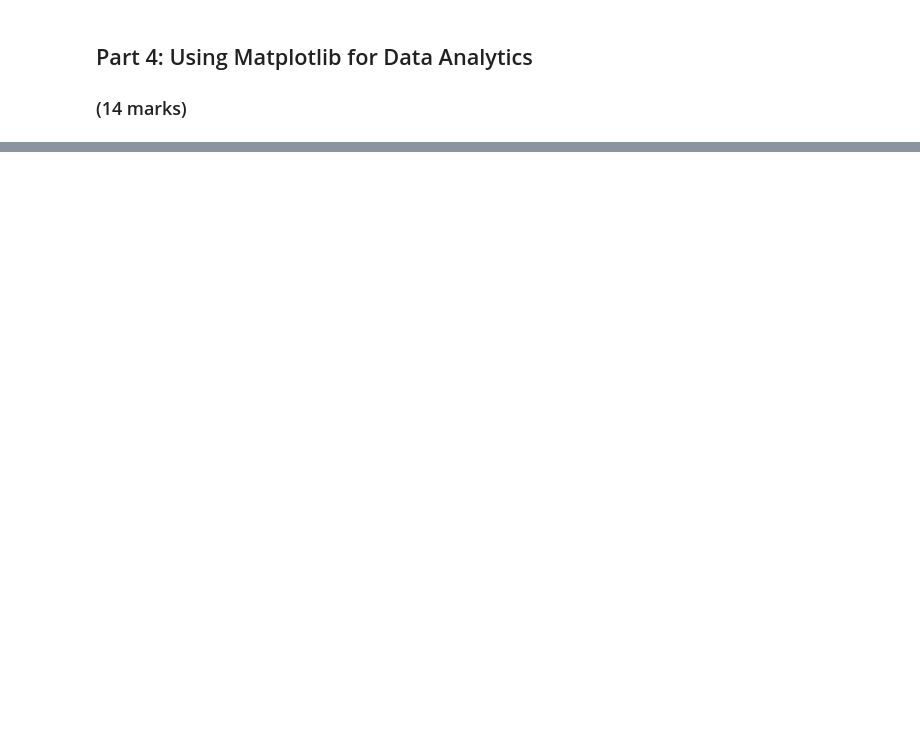
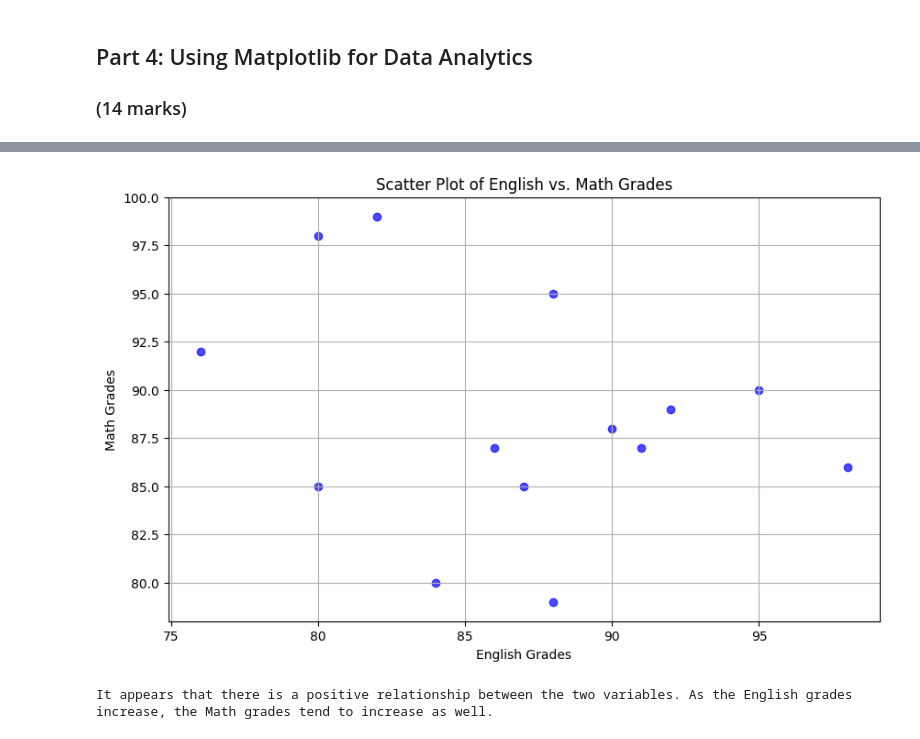
Before and after one commit to AkinsegunAdemiluwa/engg680_2024_fall, a Jupyter notebook: Lab_Assignment1/StudentGradeManagementSystem.ipynb, the cells around one changed output, grey strips where cells are left out. Cells and saved outputs as stored; diff of their text form; code cells hidden in the pictures; blank space fills up the shorter version.

```diff
--- a/Lab_Assignment1/StudentGradeManagementSystem.ipynb
+++ b/Lab_Assignment1/StudentGradeManagementSystem.ipynb
@@ -409,23 +473,34 @@ plt.show()
 # %%
 # Let's also use matplotlib to display a scatter plot of English vs. Math grades
 # Scatter plots are useful for seeing the relationship between two variables
 plt.figure(figsize=(10, 6))
 
 # Step 1: Use .scatter(x_data, y_data) to create a scatter plot using the English grades on the x-axis, and Math grades on the y-axis
 # (2 mark)
 #
+plt.scatter(df_studentGrades['englishGrade'], df_studentGrades['mathGrade'], color='blue', alpha=0.7)
 
 # Step 1: Properly label the x and y axes as well as the title of your plot.
 # (3 marks)
 #
+plt.xlabel('English Grades')  # X-axis label
+plt.ylabel('Math Grades')  # Y-axis label
+plt.title('Scatter Plot of English vs. Math Grades')  # Title
+
 plt.grid(True)
 
 # Step 2: Output an image file for the scatter plot with a descriptive file name
 # (1 mark)
 #
+plt.savefig('Scattered PLot of English and Math Grades.png', dpi=300)
 
 plt.show()
+# %% [output]
+[figure, added]
 # %%
 # From the scatter plot, is there a relationship between the Math and English grades?
 # (1 mark)
 #
+print("It appears that there is a positive relationship between the two variables. As the English grades increase, the Math grades tend to increase as well.")
+# %% [output]
+It appears that there is a positive relationship between the two variables. As the English grades increase, the Math grades tend to increase as well.
```
Also changed, not shown: parts of 8 cells of this notebook.
